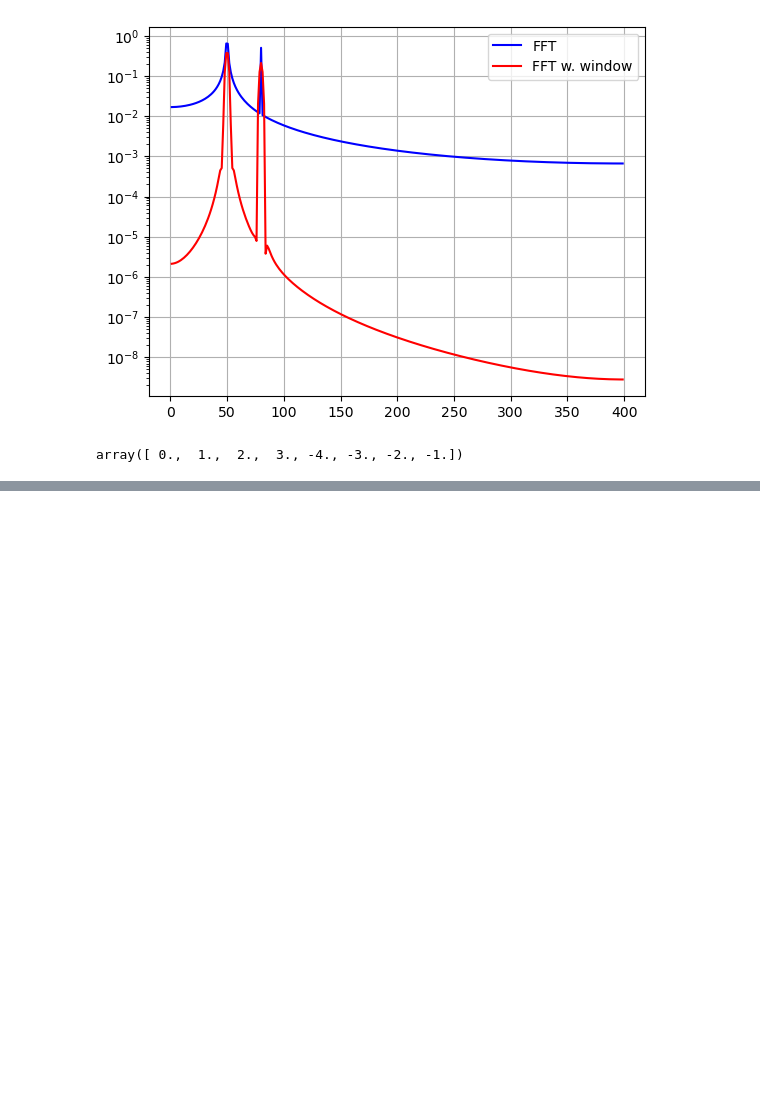
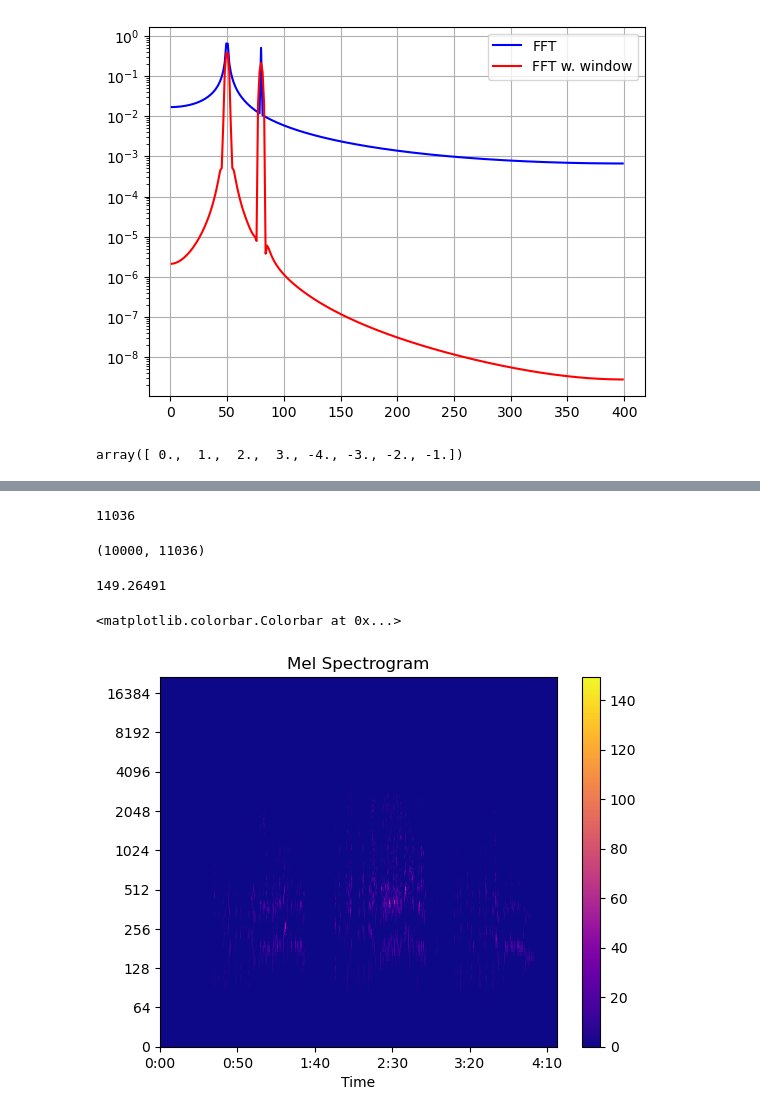
Before and after one commit to marinlafare/spectograms-in-pygame, a Jupyter notebook: fft.ipynb, the cells around one changed output, grey strips where cells are left out. Saved outputs shown, nothing was run; the diff lists cells and outputs as text; code cells hidden in the pictures; blank space fills up the shorter version.

```diff
--- a/fft.ipynb
+++ b/fft.ipynb
@@ -55,0 +83,13 @@ from scipy.fft import fft, fftfreq, fftshift
+# %%
+import numpy as np
+import audioflux as af
+from audioflux.type import SpectralFilterBankScaleType
+
+# Read audio data and sample rate
+audio_arr, sr = af.read('data/one.wav')
+
+# Create BFT object and extract mel spectrogram
+bft_obj = af.BFT(num=2, radix2_exp=12, samplate=sr,
+                 scale_type=SpectralFilterBankScaleType.MEL)
+spec_arr = bft_obj.bft(audio_arr)
+spec_arr = np.abs(spec_arr)
@@ -55,0 +104,4 @@ from scipy.fft import fft, fftfreq, fftshift
+# %%
+len(spec_arr[0])
+# %% [output]
+11036
@@ -55,0 +117,22 @@ from scipy.fft import fft, fftfreq, fftshift
+# %%
+tr.shape
+# %% [output]
+(10000, 11036)
+# %%
+np.max(tr)
+# %% [output]
+149.26491
+# %%
+import matplotlib.pyplot as plt
+from audioflux.display import fill_spec
+audio_len = audio_arr.shape[-1]
+fig, ax = plt.subplots()
+img = fill_spec(spec_arr, axes=ax,
+          x_coords=bft_obj.x_coords(audio_len),
+          y_coords=bft_obj.y_coords(),
+          x_axis='time', y_axis='log',
+          title='Mel Spectrogram')
+fig.colorbar(img, ax=ax)
+# %% [output]
+<matplotlib.colorbar.Colorbar at 0x...>
+[figure, added]
```
Also changed, not shown: parts of 17 cells of this notebook, 3 other files.
